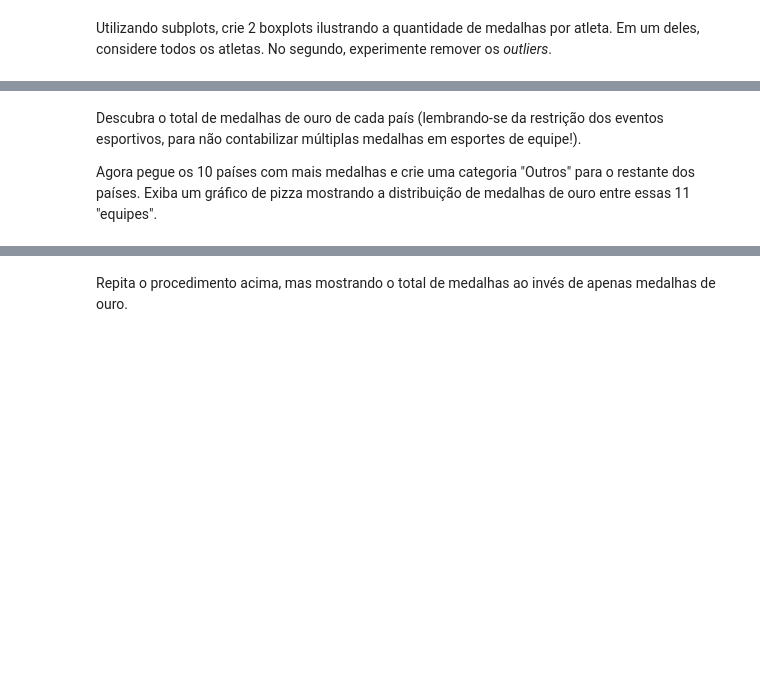
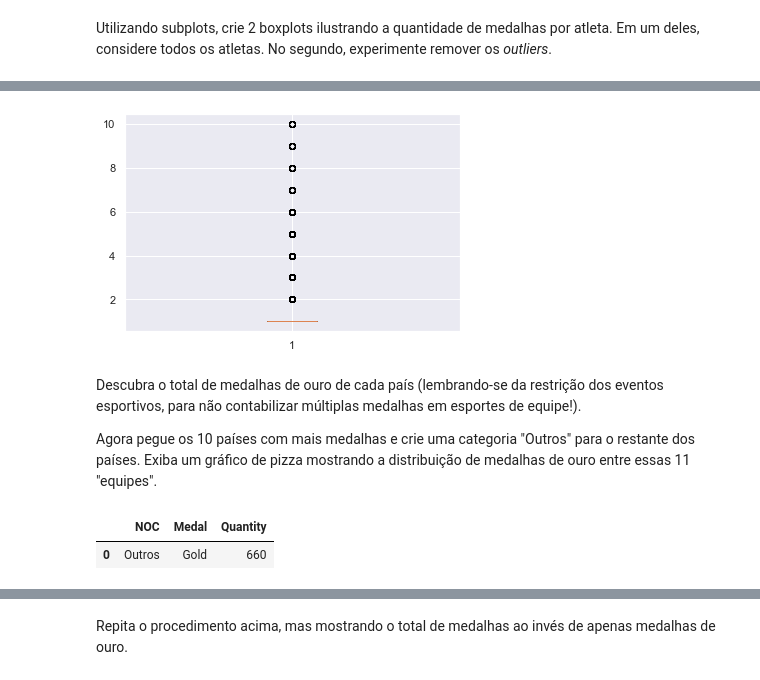
Before and after one commit to pedrobsantana/Projeto-II-Olimpiadas, a Jupyter notebook: Projeto - Dataviz - ADELAIDE.ipynb, the cells around one changed output, grey strips where cells are left out. Cells and saved outputs as stored; diff of their text form; code cells hidden in the pictures; blank space fills up the shorter version.

```diff
--- a/Projeto - Dataviz - ADELAIDE.ipynb
+++ b/Projeto - Dataviz - ADELAIDE.ipynb
@@ -317,4 +444,26 @@ Utilizando subplots, crie 2 boxplots ilustrando a quantidade de medalhas por atl
+# %%
+plt.boxplot(x=df_atletas_verao_medalhas_por_nome_total['Total'].dropna());
+# %% [output]
+[figure, added]
 # %% [markdown]
 Descubra o total de medalhas de ouro de cada país (lembrando-se da restrição dos eventos esportivos, para não contabilizar múltiplas medalhas em esportes de equipe!).
 
 Agora pegue os 10 países com mais medalhas e crie uma categoria "Outros" para o restante dos países. Exiba um gráfico de pizza mostrando a distribuição de medalhas de ouro entre essas 11 "equipes".
+# %%
+df_atletas_verao_medalhas_por_evento = df_atletas_verao_medalhas.drop_duplicates(subset = ['Year','Event'])
+df_atletas_verao_medalhas_por_evento_ouro = df_atletas_verao_medalhas_por_evento[df_atletas_verao_medalhas_por_evento['Medal'] == 'Gold']
+df_atletas_verao_medalhas_por_evento_ouro_paises = pd.DataFrame(df_atletas_verao_medalhas_por_evento_ouro.groupby(by = 'NOC')['Medal'].value_counts())
+df_atletas_verao_medalhas_por_evento_ouro_paises.rename(columns = { 'Medal': 'Quantity'}, inplace = True)
+df_atletas_verao_medalhas_por_evento_ouro_paises.reset_index(inplace = True)
+df_atletas_verao_medalhas_por_evento_ouro_paises.sort_values(by = 'Quantity', ascending = False, inplace = True)
+df_atletas_verao_medalhas_por_evento_ouro_paises_top10 = df_atletas_verao_medalhas_por_evento_ouro_paises[:10]
+df_atletas_verao_medalhas_por_evento_ouro_paises_outros = df_atletas_verao_medalhas_por_evento_ouro_paises[10:]
+series_total_outros = df_atletas_verao_medalhas_por_evento_ouro_paises_outros.groupby(by = 'Medal')['Quantity'].sum()
+df_outros = pd.DataFrame(series_total_outros)
+df_outros.reset_index(inplace = True)
+df_outros['NOC'] = 'Outros'
+df_outros =  df_outros[['NOC', 'Medal', 'Quantity']]
+df_outros
+# %% [output]
+|  | NOC | Medal | Quantity |
+| 0 | Outros | Gold | 660 |
```
Also changed, not shown: parts of 30 cells of this notebook.
